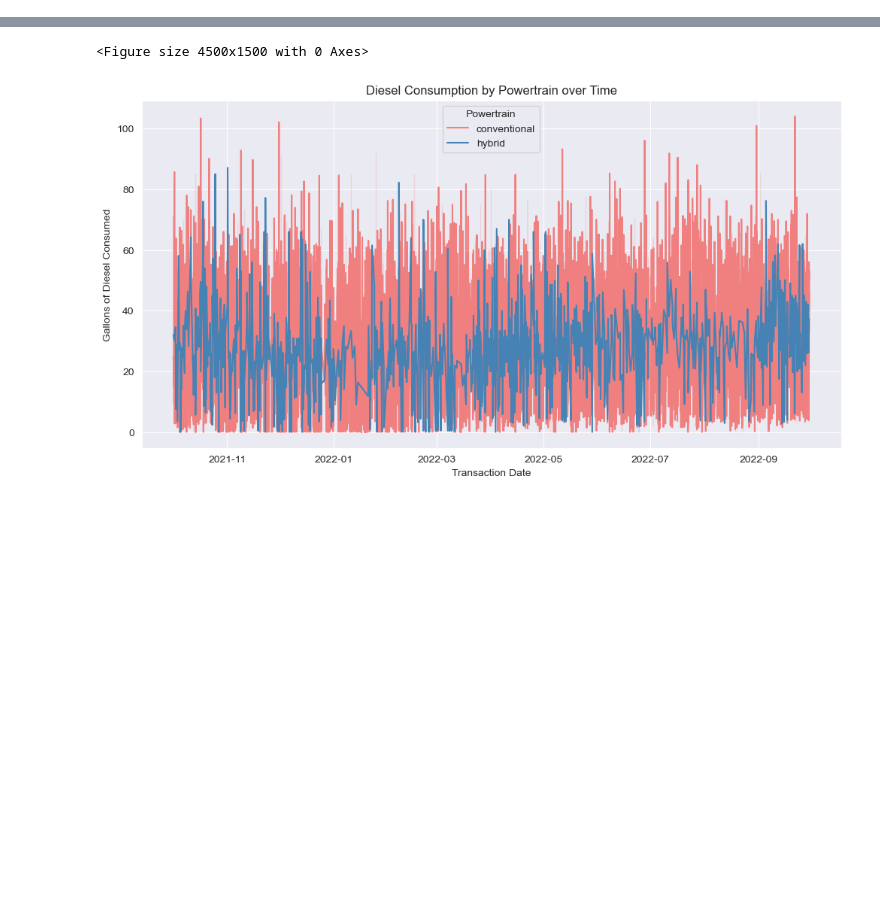
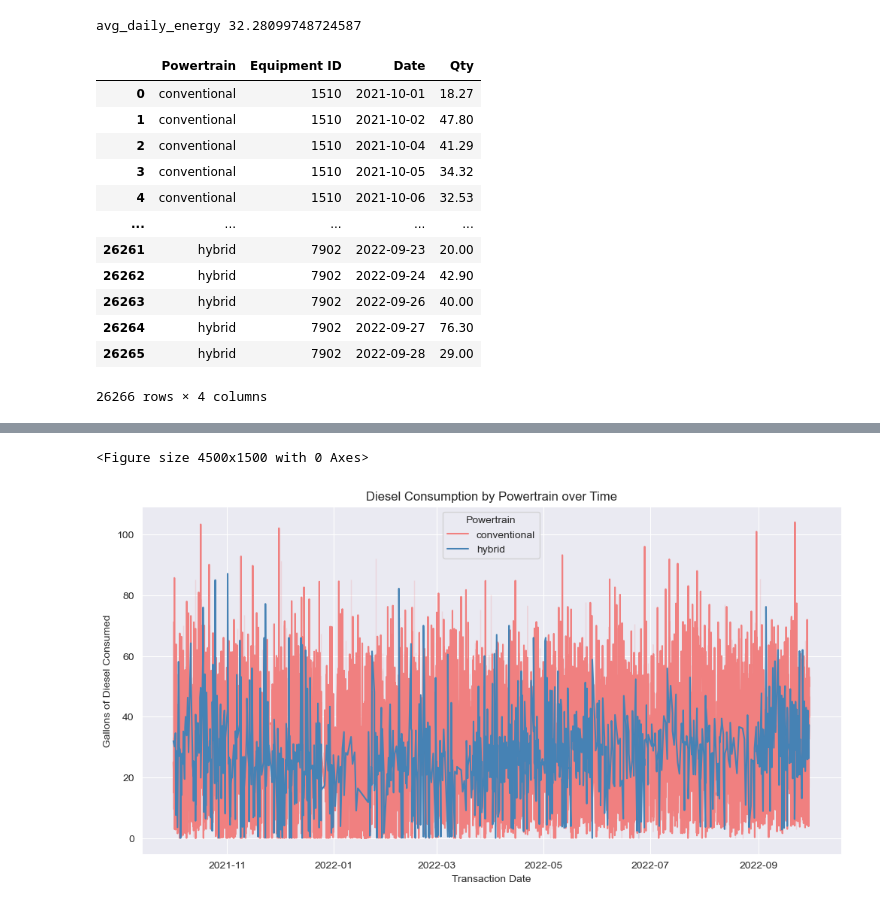
Before and after one commit to narslab/transit-electrification-futures, a Jupyter notebook: bin/jupyter/visualize-validation-data-oct2021-sep2022.ipynb, the cells around one changed output, grey strips where cells are left out. Saved outputs shown, nothing was run; the diff lists cells and outputs as text; code cells hidden in the pictures; blank space fills up the shorter version.

```diff
--- a/bin/jupyter/visualize-validation-data-oct2021-sep2022.ipynb
+++ b/bin/jupyter/visualize-validation-data-oct2021-sep2022.ipynb
@@ -50,0 +43,20 @@ df_validation
+# %%
+# Convert 'Transaction Date' to datetime format
+df_validation['Transaction Date'] = pd.to_datetime(df_validation['Transaction Date'])
+
+# Extract date from 'Transaction Date' and create a new column called 'Date'
+df_validation['Date'] = df_validation['Transaction Date'].dt.date
+
+# Group data by 'Equipment ID' and 'Date', and calculate sum of 'Qty'
+grouped = df_validation.groupby(['Equipment ID', 'Date'])['Qty'].sum().reset_index()
+
+# Calculate overall average daily energy consumption
+avg_daily_energy = grouped['Qty'].mean()
+#avg_daily_energy_heb = grouped.loc[grouped['Powertrain']=='hybrid']['Qty'].mean()
+#avg_daily_energy_cdb = grouped.loc[grouped['Powertrain']=='conventional']['Qty'].mean()
+
+print("avg_daily_energy",avg_daily_energy)
+#print("avg_daily_energy_heb",avg_daily_energy_heb)
+#print("avg_daily_energy_cdb",avg_daily_energy_cdb)
+# %% [output]
+avg_daily_energy 32.28099748724587
@@ -50,0 +65,16 @@ df_validation
+# %%
+grouped_powertrain
+# %% [output]
+|  | Powertrain | Equipment ID | Date | Qty |
+| 0 | conventional | 1510 | 2021-10-01 | 18.27 |
+| 1 | conventional | 1510 | 2021-10-02 | 47.80 |
+| 2 | conventional | 1510 | 2021-10-04 | 41.29 |
+| 3 | conventional | 1510 | 2021-10-05 | 34.32 |
+| 4 | conventional | 1510 | 2021-10-06 | 32.53 |
+| ... | ... | ... | ... | ... |
+| 26261 | hybrid | 7902 | 2022-09-23 | 20.00 |
+| 26262 | hybrid | 7902 | 2022-09-24 | 42.90 |
+| 26263 | hybrid | 7902 | 2022-09-26 | 40.00 |
+| 26264 | hybrid | 7902 | 2022-09-27 | 76.30 |
+| 26265 | hybrid | 7902 | 2022-09-28 | 29.00 |
+26266 rows × 4 columns
```
Also changed, not shown: parts of 10 cells of this notebook, 40 other files.
